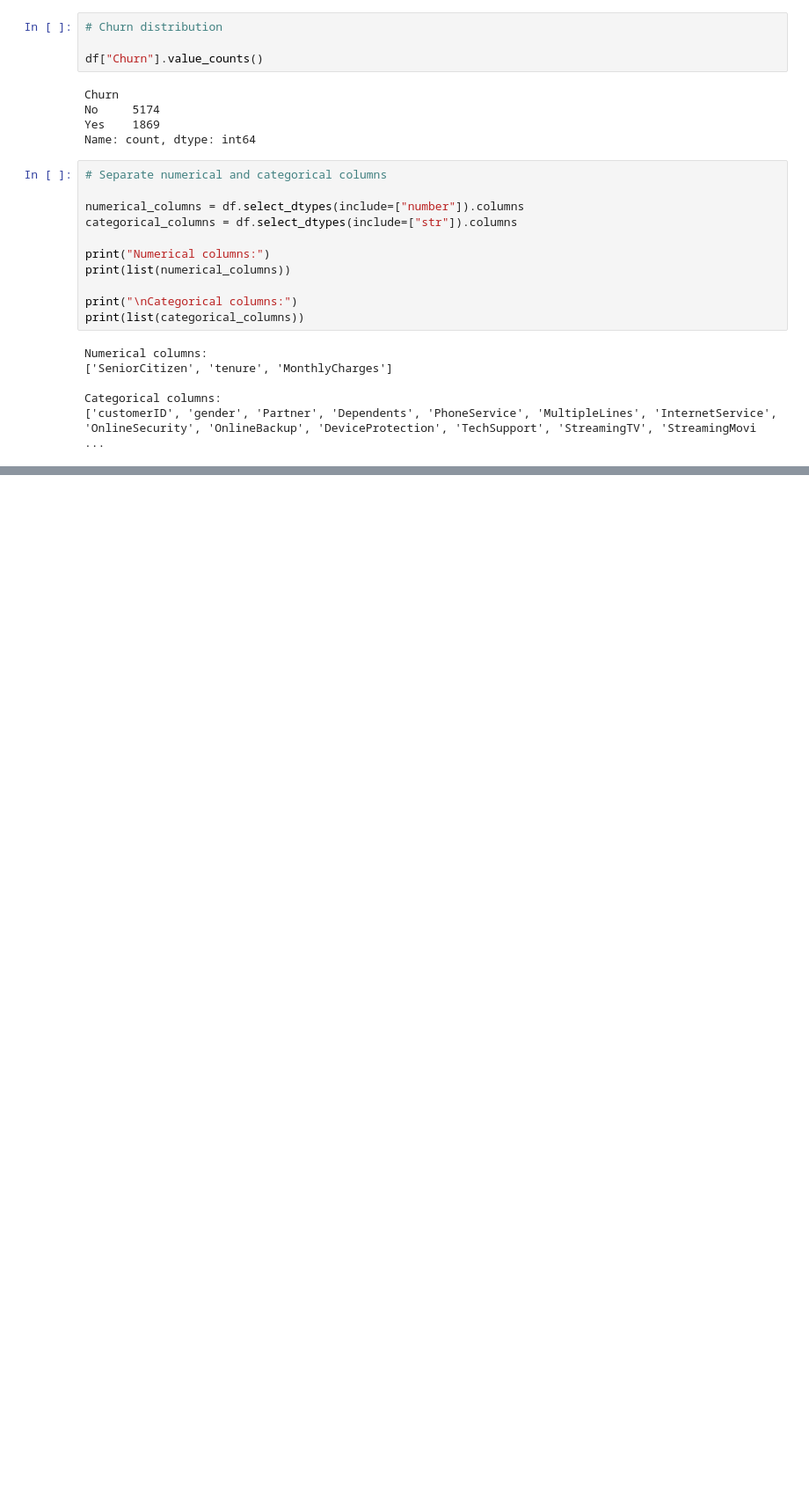
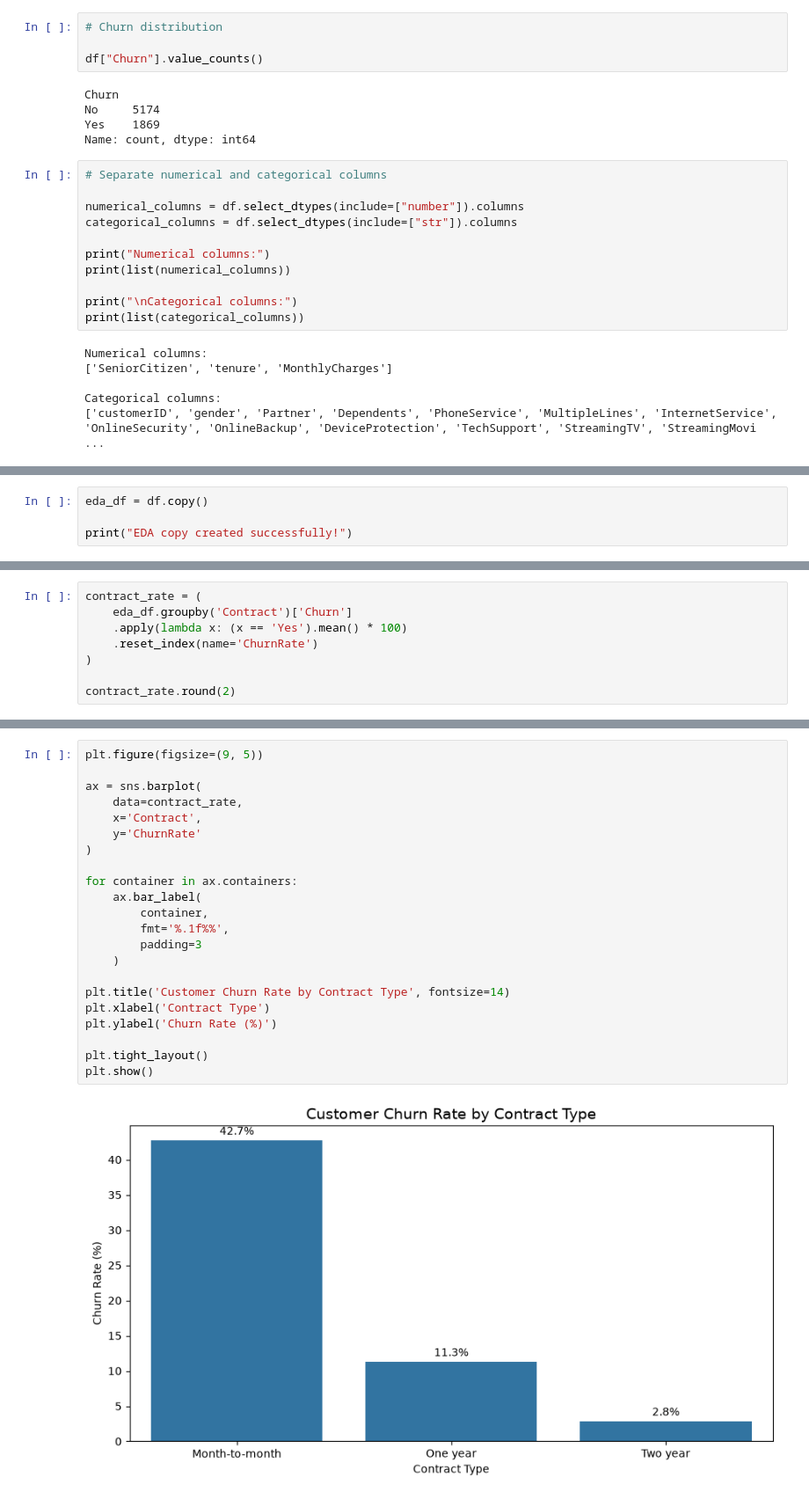
Before and after one commit to shubhamsinghsarkar61/Customer-Churn-Prediction, a Jupyter notebook: EDA.ipynb, the cells around one changed output, grey strips where cells are left out. Shown at 88% size. Saved outputs shown, nothing was run; the diff lists cells and outputs as text; blank space fills up the shorter version.

Commit message:
feat: complete Day 4 contract tenure churn analysis

```diff
--- a/EDA.ipynb
+++ b/EDA.ipynb
@@ -115,0 +136,4 @@ Categorical columns:
+# %%
+eda_df = df.copy()
+
+print("EDA copy created successfully!")
@@ -115,0 +176,8 @@ Categorical columns:
+# %%
+contract_rate = (
+    eda_df.groupby('Contract')['Churn']
+    .apply(lambda x: (x == 'Yes').mean() * 100)
+    .reset_index(name='ChurnRate')
+)
+
+contract_rate.round(2)
@@ -115,0 +189,24 @@ Categorical columns:
+# %%
+plt.figure(figsize=(9, 5))
+
+ax = sns.barplot(
+    data=contract_rate,
+    x='Contract',
+    y='ChurnRate'
+)
+
+for container in ax.containers:
+    ax.bar_label(
+        container,
+        fmt='%.1f%%',
+        padding=3
+    )
+
+plt.title('Customer Churn Rate by Contract Type', fontsize=14)
+plt.xlabel('Contract Type')
+plt.ylabel('Churn Rate (%)')
+
+plt.tight_layout()
+plt.show()
+# %% [output]
+[figure, added]
```
Also changed, not shown: parts of 10 cells of this notebook.
